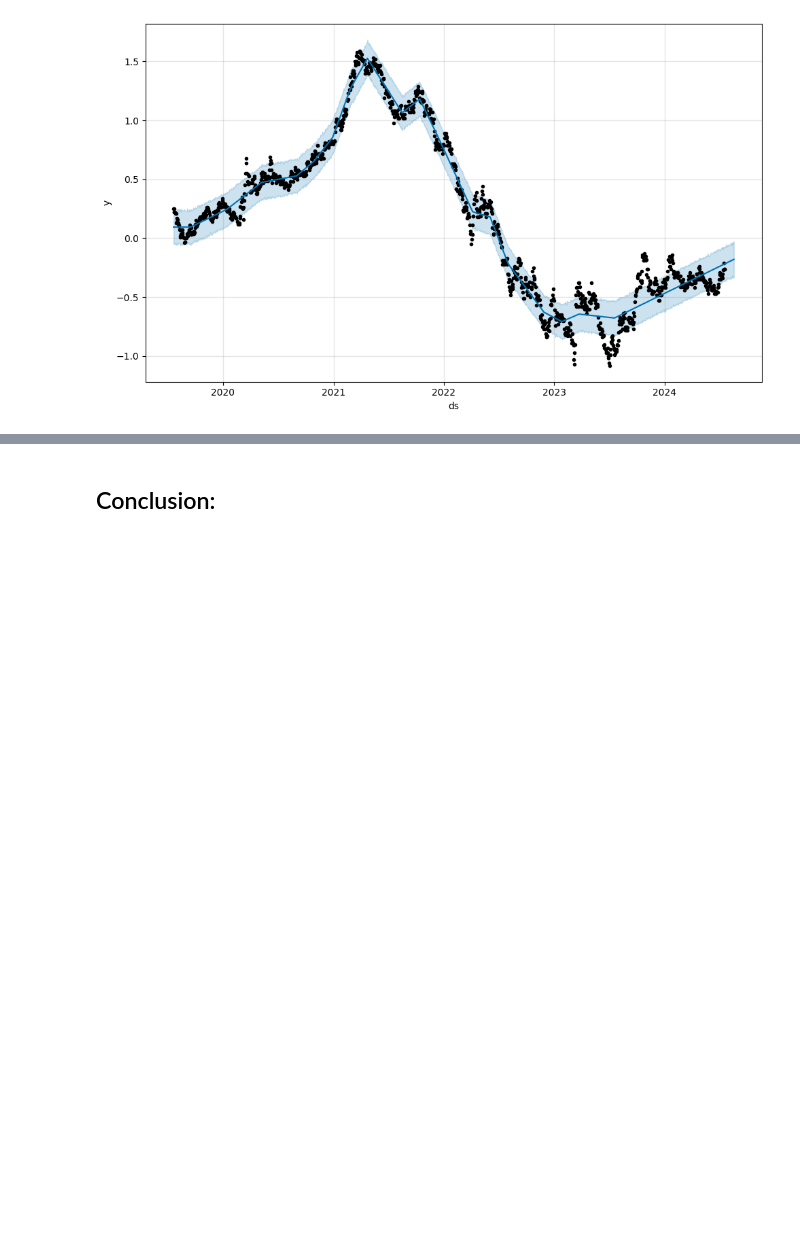
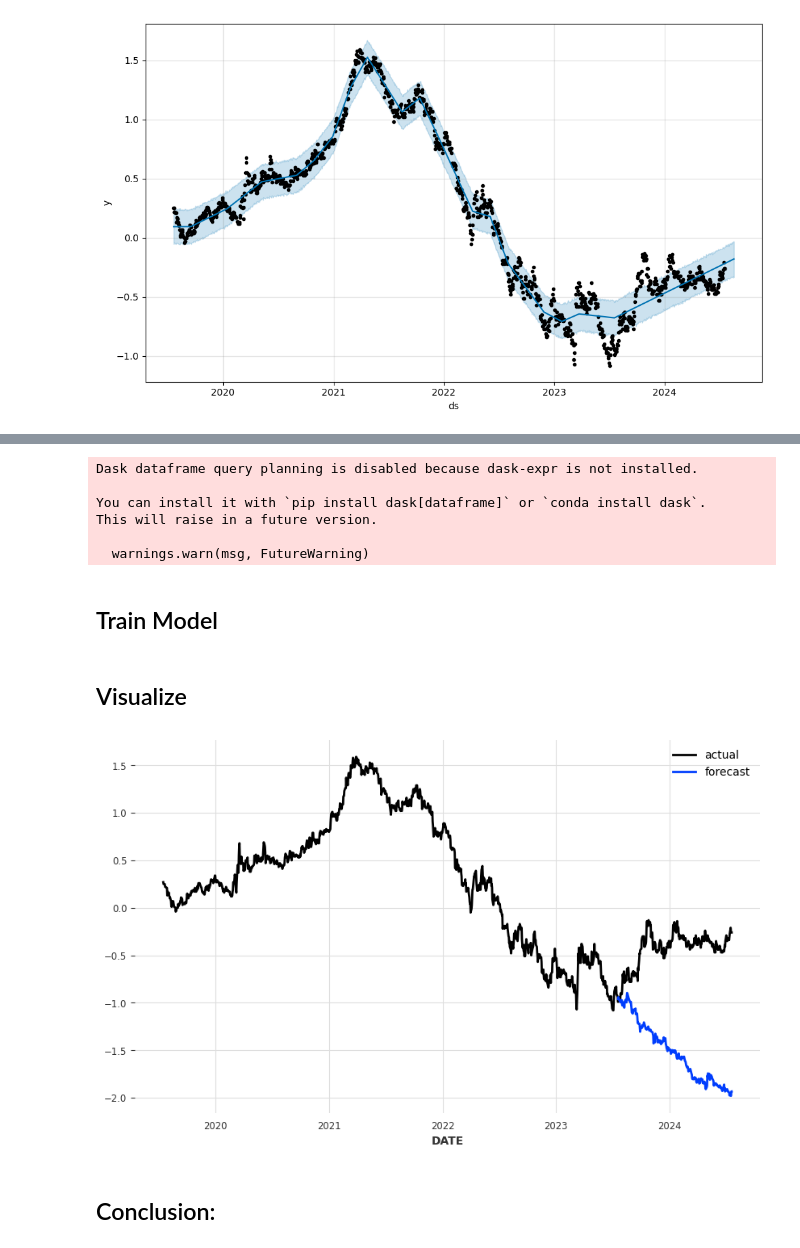
Before and after one commit to Macostik/ML_cource, a Jupyter notebook: HomeWork17/forecast.ipynb, the cells around one changed output, grey strips where cells are left out. Drawn from its saved outputs; the diff is of its cells as text; code cells hidden in the pictures; blank space fills up the shorter version.

```diff
--- a/HomeWork17/forecast.ipynb
+++ b/HomeWork17/forecast.ipynb
@@ -179,2 +198,51 @@ model.plot_components(forecast)
+# %%
+# Convert to numeric
+df['T10Y2Y'] = pd.to_numeric(df['T10Y2Y'], errors='coerce')
+
+# Remove empty data
+df['T10Y2Y'] = df['T10Y2Y'].fillna(method='ffill')
+
+# Convert to data time
+df['DATE'] = pd.to_datetime(df['DATE'])
+# %%
+# Create Time Series
+series = TimeSeries.from_dataframe(df, 'DATE', 'T10Y2Y')
+
+# Crete threshold
+threshold = df['DATE'].quantile(0.8)
+# %%
+from darts.models import ExponentialSmoothing
+
+# Split data
+train, test = series.split_before(threshold)
+# %% [output]
+Dask dataframe query planning is disabled because dask-expr is not installed.
+
+You can install it with `pip install dask[dataframe]` or `conda install dask`.
+This will raise in a future version.
+
+  warnings.warn(msg, FutureWarning)
+# %% [markdown]
+## Train Model
+# %%
+# Create Exponential Smoothing model
+model = ExponentialSmoothing(seasonal_periods=297)
+
+# Train model
+model.fit(train)
+
+# Make prediction
+prediction = model.predict(len(test))
+# %% [markdown]
+## Visualize
+# %%
+# Plot prediction
+plt.figure(figsize=(10, 6))
+series.plot(label='actual')
+prediction.plot(label='forecast', lw=2)
+plt.legend()
+plt.show()
+# %% [output]
+[figure, added]
 # %% [markdown]
 ## Conclusion:
```
Also changed, not shown: parts of 13 cells of this notebook.
